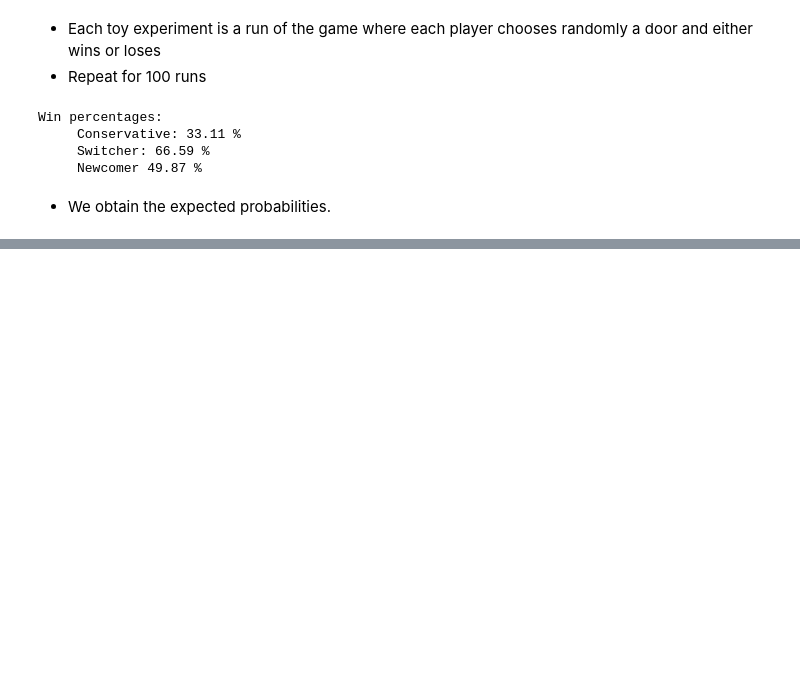
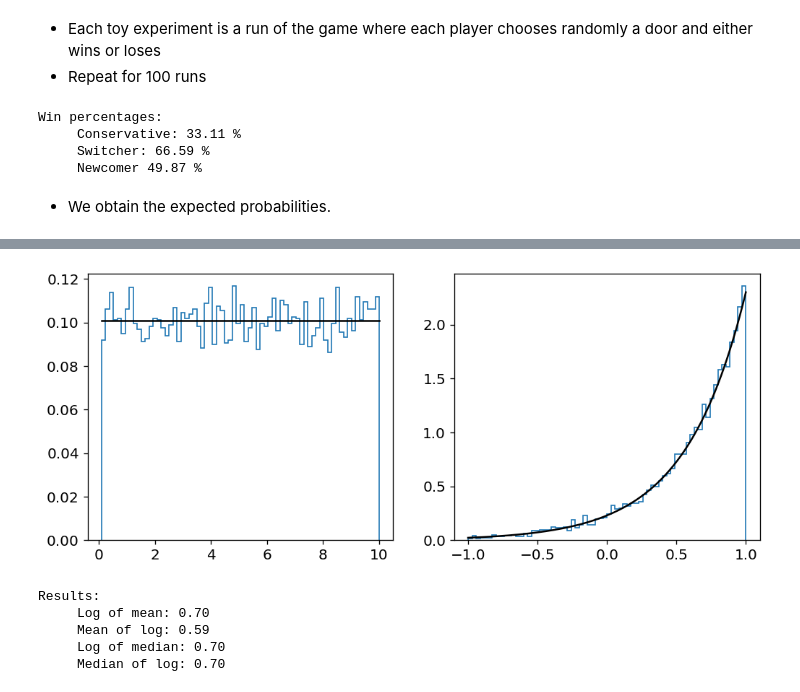
Before and after one commit to FraNob/astrostatistics_bicocca_2022, a Jupyter notebook: working/L02_working.ipynb, the cells around one changed output, grey strips where cells are left out. Saved outputs shown, nothing was run; the diff lists cells and outputs as text; code cells hidden in the pictures; blank space fills up the shorter version.

```diff
--- a/working/L02_working.ipynb
+++ b/working/L02_working.ipynb
@@ -160,0 +170,58 @@ As expected, we see the following behaviours:
+# %%
+import numpy as np
+import matplotlib as mpl
+import matplotlib.pyplot as plt
+
+#-------  Mpl params  ----------------
+%matplotlib inline
+mpl.rc('figure', figsize=(10, 4), dpi=120)
+plt.rcParams.update({'font.size': 12})
+#--------------------------------------------
+
+fig, ax = plt.subplots(1,2)
+
+x = np.random.default_rng(404).uniform(0.1,10,10000) # Uniform random sample
+y = np.log10(x)
+
+nbins = 100
+xgrid = np.linspace(0.1, 10, 1000)
+ygrid = np.linspace(-1, 1, 1000)
+
+ax[0].hist(x,density=True,bins=70,histtype='step',lw=1, label='Histogram, 100 bins')
+ax[1].hist(y,density=True,bins=70,histtype='step',lw=1, label='Histogram, 100 bins')
+
+def hx(x):
+    return x*0 + 1/(10-0.1)
+
+def hy(y):
+    return 0.23 * 10 **y
+
+if True:
+    ax[0].plot(xgrid, hx(xgrid), color='black', zorder=3,
+            label="$h(x)$, Generating Distribution")
+
+if True:
+    ax[1].plot(ygrid, hy(ygrid), color='black', zorder=3,
+            label="$h(y)$, Generating Distribution")
+
+plt.show()
+# %% [output]
+[figure, added]
+# %%
+log_mean_x = np.log10(np.mean(x))
+mean_y = np.mean(y)
+
+log_median_x = np.log10(np.median(x))
+median_y = np.median(y)
+
+print('Results: \n \
+    Log of mean: %.2f   \n \
+    Mean of log: %.2f   \n \
+    Log of median: %.2f   \n \
+    Median of log: %.2f ' %(log_mean_x, mean_y, log_median_x, median_y))
+# %% [output]
+Results:
+     Log of mean: 0.70
+     Mean of log: 0.59
+     Log of median: 0.70
+     Median of log: 0.70
```
Also changed, not shown: parts of 6 cells of this notebook, 1 other file.
